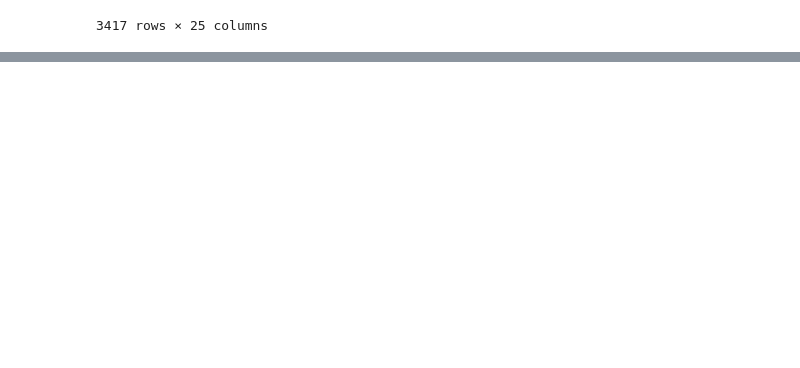
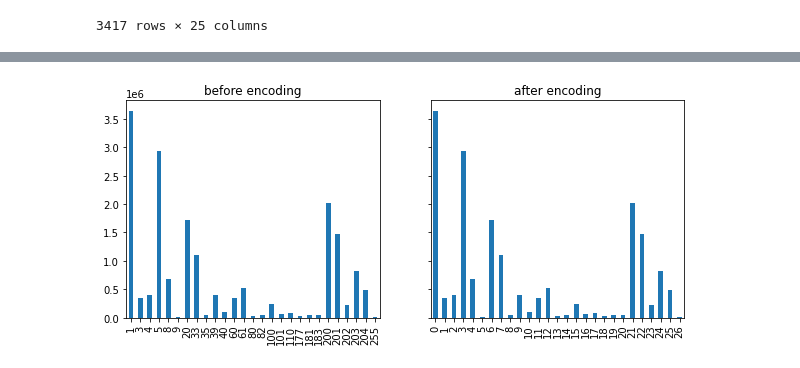
Before and after one commit to gusriobr/IACapstone, a Jupyter notebook: src/eda.ipynb, the cells around one changed output, grey strips where cells are left out. Cells and saved outputs as stored; diff of their text form; code cells hidden in the pictures; blank space fills up the shorter version.

```diff
--- a/src/eda.ipynb
+++ b/src/eda.ipynb
@@ -232,0 +236,12 @@ print(np.unique(y))
+# %%
+
+prev_matrix = filtered[crop_cols].values.flatten()
+after_matrix = matrix[:,3:12].flatten()
+
+fig, axs = plt.subplots(1, 2, figsize=(10, 4), sharey = True)
+axs[0].set_title("before encoding")
+axs[1].set_title("after encoding")
+fig = pd.value_counts(prev_matrix).sort_index().plot(ax=axs[0],kind='bar')
+fig = pd.value_counts(after_matrix).sort_index().plot(ax=axs[1],kind='bar')
+# %% [output]
+[figure, added]
```
Also changed, not shown: parts of 15 cells of this notebook, 13 other files.
